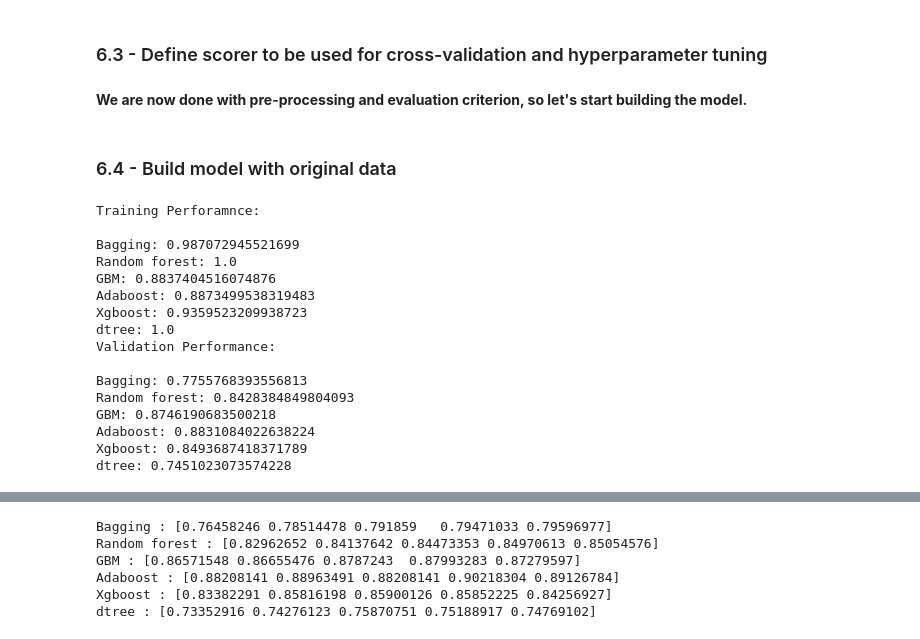
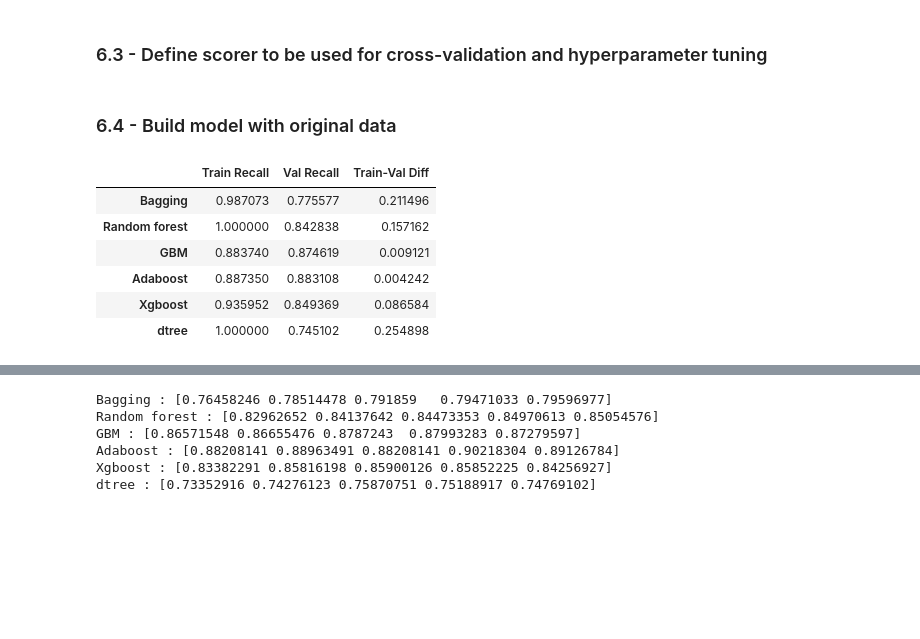
Before and after one commit to RashmiJK/PGP-AIML-EasyVisa-AML, a Jupyter notebook: easyvisa_modeling.ipynb, the cells around one changed output, grey strips where cells are left out. Drawn from its saved outputs; the diff is of its cells as text; code cells hidden in the pictures; blank space fills up the shorter version.

```diff
--- a/easyvisa_modeling.ipynb
+++ b/easyvisa_modeling.ipynb
@@ -1026,8 +1026,6 @@ def confusion_matrix_sklearn(model, predictors, target):
 ### 6.3 - Define scorer to be used for cross-validation and hyperparameter tuning
 # %%
 scorer = metrics.make_scorer(metrics.recall_score)
-# %% [markdown]
-**We are now done with pre-processing and evaluation criterion, so let's start building the model.**
 # %% [markdown]
 ### 6.4 - Build model with original data
 # %%
@@ -1041,36 +1039,32 @@ models.append(("GBM", GradientBoostingClassifier(random_state = 1)))
 models.append(("Adaboost", AdaBoostClassifier(random_state = 1)))
 models.append(("Xgboost", XGBClassifier(random_state=1, eval_metric="logloss")))
 models.append(("dtree", DecisionTreeClassifier(class_weight = 'balanced',random_state = 1)))
-# %%
-print("Training Perforamnce:\n")
-for name, model in models:
-    model.fit(X_train, y_train)
-    score_train = recall_score(y_train, model.predict(X_train))
-    print("{}: {}".format(name, score_train))
-
-
-print("Validation Performance: \n")
-for name, model in models:
-    model.fit(X_train,y_train)
-    score_val = recall_score(y_val, model.predict(X_val))
-    print("{}: {}".format(name, score_val))
-# %% [output]
-Training Perforamnce:
-
-Bagging: 0.987072945521699
-Random forest: 1.0
-GBM: 0.8837404516074876
-Adaboost: 0.8873499538319483
-Xgboost: 0.9359523209938723
-dtree: 1.0
-Validation Performance:
-
-Bagging: 0.7755768393556813
-Random forest: 0.8428384849804093
-GBM: 0.8746190683500218
-Adaboost: 0.8831084022638224
-Xgboost: 0.8493687418371789
-dtree: 0.7451023073574228
+# %%
+scores_recall_train = []
+scores_recall_val = []
+train_val_diffs = []
+names = []
+
+for name, model in models:
+    model.fit(X_train, y_train)
+    names.append(name)
+    score_recall_train = recall_score(y_train, model.predict(X_train))
+    scores_recall_train.append(score_recall_train)
+    score_recall_val = recall_score(y_val, model.predict(X_val))
+    scores_recall_val.append(score_recall_val)
+    train_val_diff = score_recall_train - score_recall_val
+    train_val_diffs.append(train_val_diff)
+
+df_original = pd.DataFrame({"Train Recall": scores_recall_train, "Val Recall": scores_recall_val, "Train-Val Diff": train_val_diffs}, index=names)
+df_original
+# %% [output]
+|  | Train Recall | Val Recall | Train-Val Diff |
+| Bagging | 0.987073 | 0.775577 | 0.211496 |
+| Random forest | 1.000000 | 0.842838 | 0.157162 |
+| GBM | 0.883740 | 0.874619 | 0.009121 |
+| Adaboost | 0.887350 | 0.883108 | 0.004242 |
+| Xgboost | 0.935952 | 0.849369 | 0.086584 |
+| dtree | 1.000000 | 0.745102 | 0.254898 |
 # %%
 # Loop through all the models to get the mean cross validated score
 # Use StratifiedKFold with n_splits as 5
```
Also changed, not shown: parts of 3 cells of this notebook.
